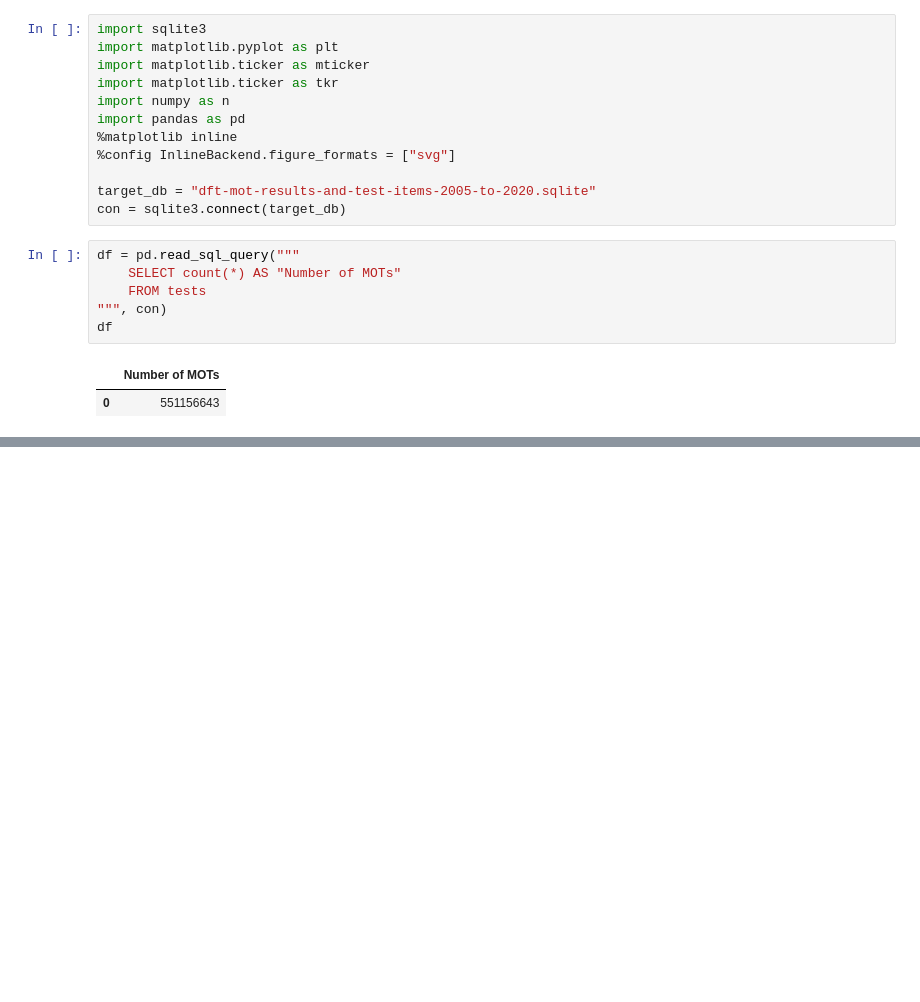
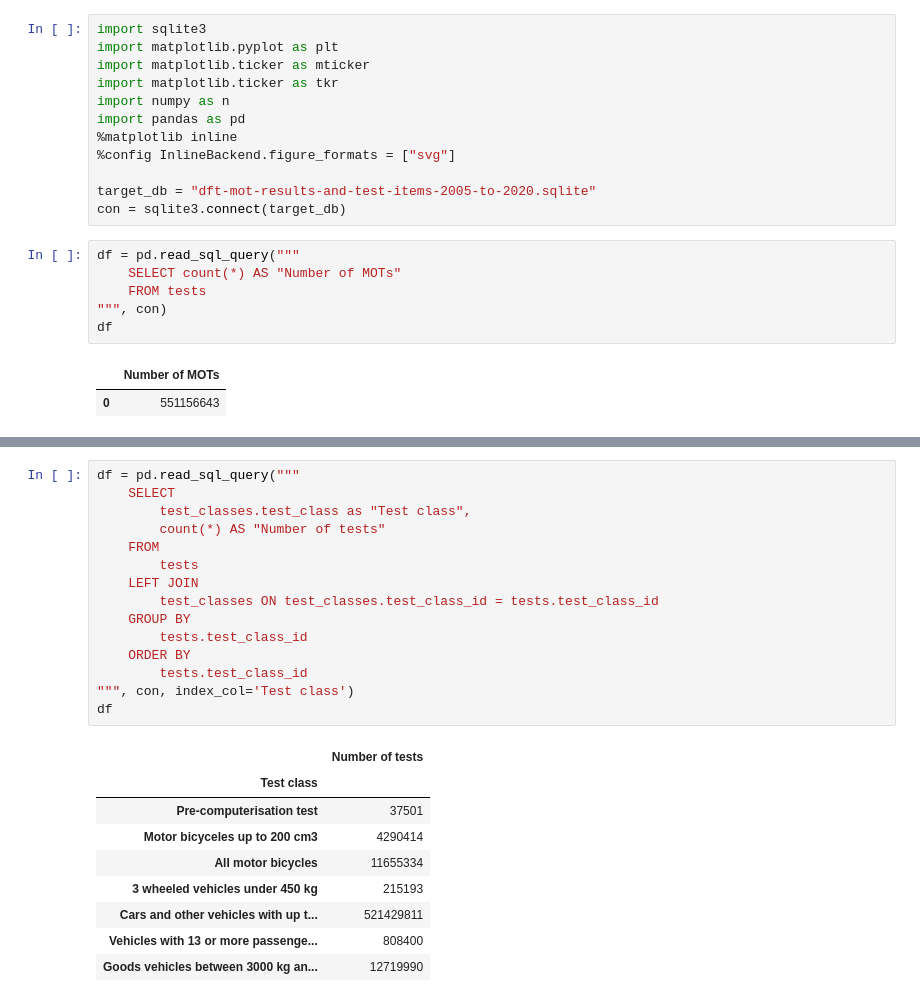
Before and after one commit to michalc/dft-mot-analysis, a Jupyter notebook: 03 - explore.ipynb, the cells around one changed output, grey strips where cells are left out. Drawn from its saved outputs; the diff is of its cells as text; blank space fills up the shorter version.

```diff
--- a/03 - explore.ipynb
+++ b/03 - explore.ipynb
@@ -21,0 +60,25 @@ df
+# %%
+df = pd.read_sql_query("""
+    SELECT
+        test_classes.test_class as "Test class",
+        count(*) AS "Number of tests"
+    FROM
+        tests
+    LEFT JOIN
+        test_classes ON test_classes.test_class_id = tests.test_class_id
+    GROUP BY
+        tests.test_class_id
+    ORDER BY
+        tests.test_class_id
+""", con, index_col='Test class')
+df
+# %% [output]
+|  | Number of tests |
+| Test class |  |
+| Pre-computerisation test | 37501 |
+| Motor bicyceles up to 200 cm3 | 4290414 |
+| All motor bicycles | 11655334 |
+| 3 wheeled vehicles under 450 kg | 215193 |
+| Cars and other vehicles with up t... | 521429811 |
+| Vehicles with 13 or more passenge... | 808400 |
+| Goods vehicles between 3000 kg an... | 12719990 |
```
Also changed, not shown: parts of 6 cells of this notebook.
